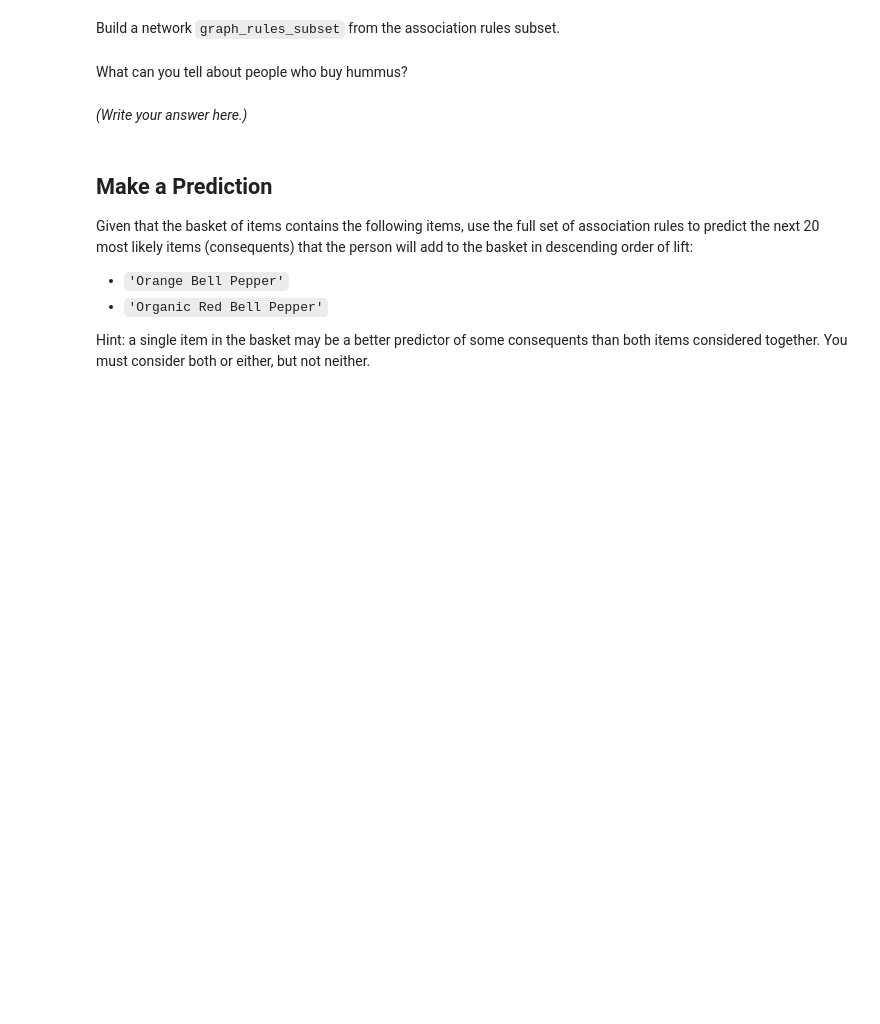
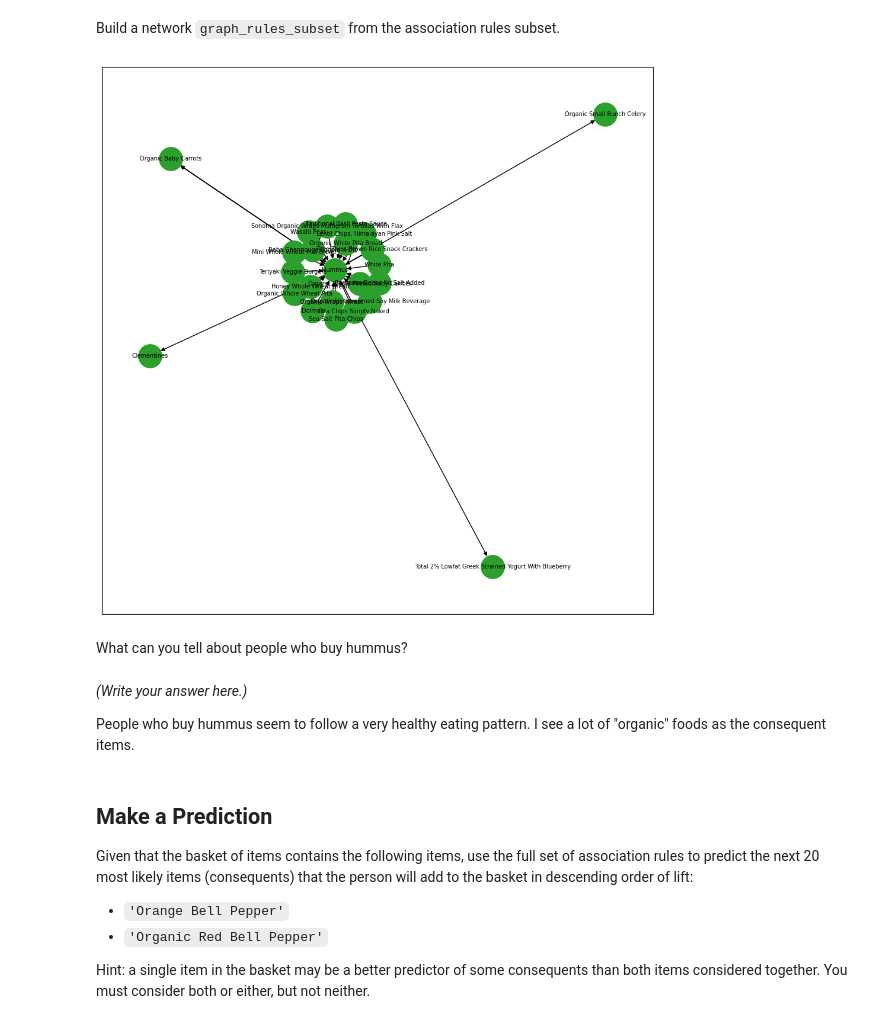
Before and after one commit to sophiayau/2024-DS-Tue, a Jupyter notebook: Week-05-Unsupervised-Learning/Exercise-SY.ipynb, the cells around one changed output. Drawn from its saved outputs; the diff is of its cells as text; code cells hidden in the pictures; blank space fills up the shorter version.

```diff
--- a/Week-05-Unsupervised-Learning/Exercise-SY.ipynb
+++ b/Week-05-Unsupervised-Learning/Exercise-SY.ipynb
@@ -152,0 +138,24 @@ df_rules_subset
+# %%
+# 5 <= lift <= 20
+# antecedent item = 1
+# antecedent or consequent = "Hummus", but not both
+
+# filtering dataset to only include rows with one item in "antecedent_items" column
+antecedent_condition = df_rules["antecedent_items"].apply(len) == 1
+len(antecedent_condition) # sanity check, outputs 38,684 as expected
+lift_condition_min = df_rules["lift"] >= 5
+lift_condition_max = df_rules["lift"] <= 20
+
+
+df_rules_subset = df_rules[antecedent_condition & lift_condition_min & lift_condition_max]
+len(df_rules_subset)
+df_rules_subset.loc[:,'antecedent_items'] = df_rules['antecedent_items'].str[0]
+antecedent_hummus = df_rules_subset['antecedent_items'].str.contains('Hummus')
+consequent_hummus = df_rules_subset["consequent_item"].str.contains("Hummus")
+
+df_rules_subset = df_rules_subset[antecedent_hummus | consequent_hummus]
+df_rules_subset.loc[df_rules_subset['antecedent_items'].str.contains('Hummus'), 'antecedent_items'] = 'Hummus'
+df_rules_subset.loc[df_rules_subset['consequent_item'].str.contains('Hummus'), 'consequent_item'] = 'Hummus'
+
+
+df_rules_subset
@@ -154,17 +181,25 @@ df_rules_subset
 Build a network `graph_rules_subset` from the association rules subset.
 # %%
 # Define graph_rules_subset, add the graph’s edges, and plot it. You may need a large figure size, smaller node size, and smaller font size.
-
+cxns = zip(df_rules_subset["antecedent_items"], df_rules_subset["consequent_item"])
 graph_rules_subset = nx.MultiDiGraph()
-graph_rules_subset.add_edges_from(
+graph_rules_subset.add_edges_from(cxns
     # Something goes here.
 )
 
+plt.figure(10, figsize=(12, 12))
+
+nx.draw_networkx(graph_rules_subset, arrows=True, node_size=800, font_size=7, node_color='tab:green', font_color='black')
+plt.show()
 # Then render the graph.
+# %% [output]
+[figure, added]
 # %% [markdown]
 What can you tell about people who buy hummus?
-# %% [markdown]
-*(Write your answer here.)*
+# %% [markdown]
+*(Write your answer here.)*
+
+People who buy hummus seem to follow a very healthy eating pattern. I see a lot of "organic" foods as the consequent items.
 # %% [markdown]
 ## Make a Prediction
 
```
Also changed, not shown: parts of 5 cells of this notebook.
